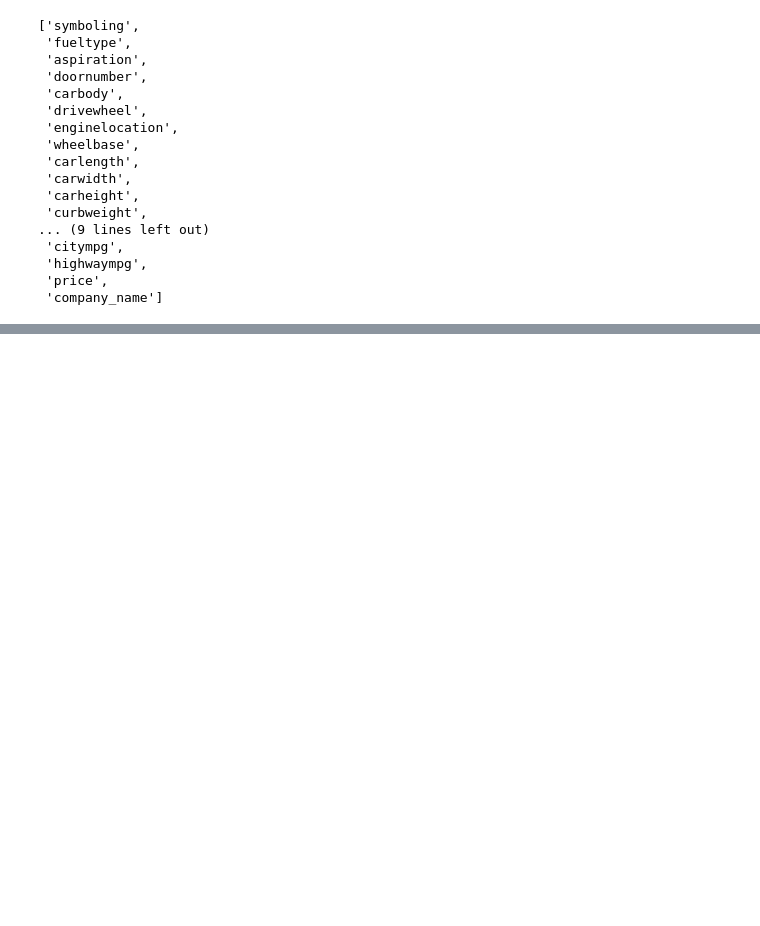
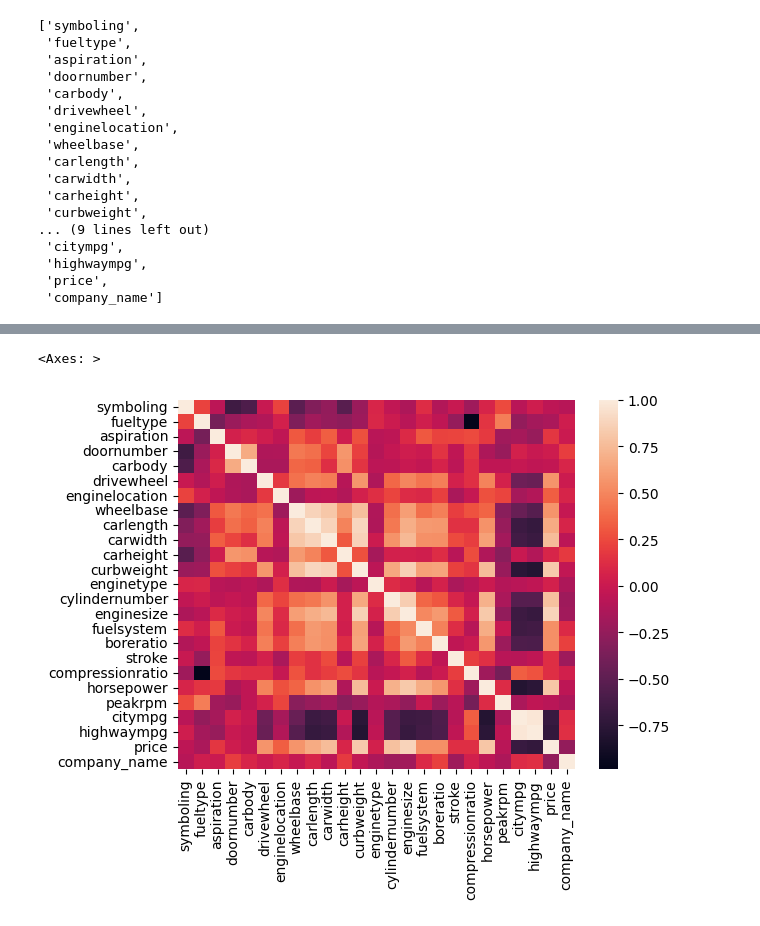
Before and after one commit to harmeshgv/missing-value-imputation, a Jupyter notebook: model_new.ipynb, the cells around one changed output, grey strips where cells are left out. Saved outputs shown, nothing was run; the diff lists cells and outputs as text; code cells hidden in the pictures; blank space fills up the shorter version.

Commit message:
almost completed with the graphical functions

```diff
--- a/model_new.ipynb
+++ b/model_new.ipynb
@@ -52,0 +218,5 @@ data_columns
+# %%
+sns.heatmap(data.corr())
+# %% [output]
+<Axes: >
+[figure, added]
```
Also changed, not shown: parts of 43 cells of this notebook.
